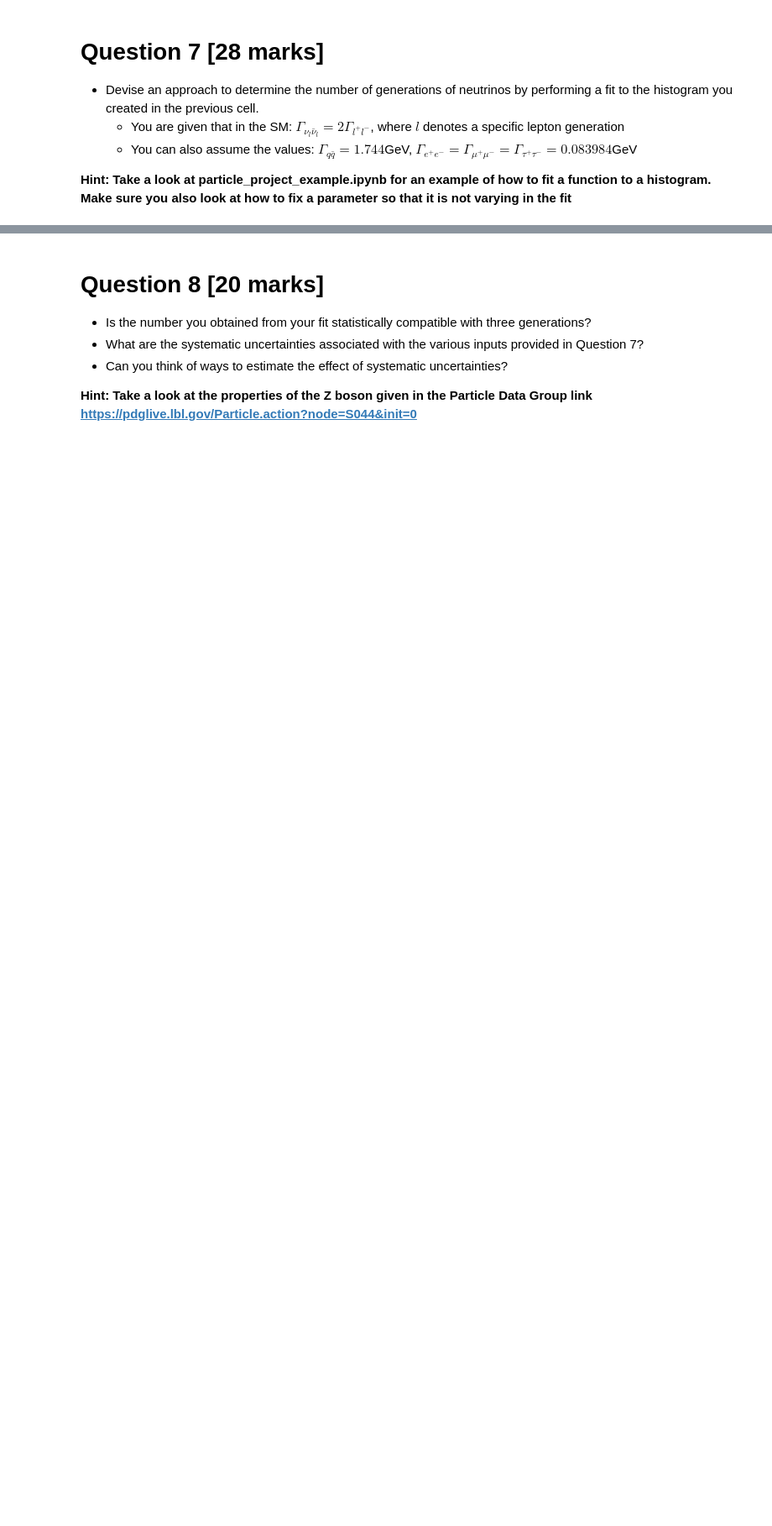
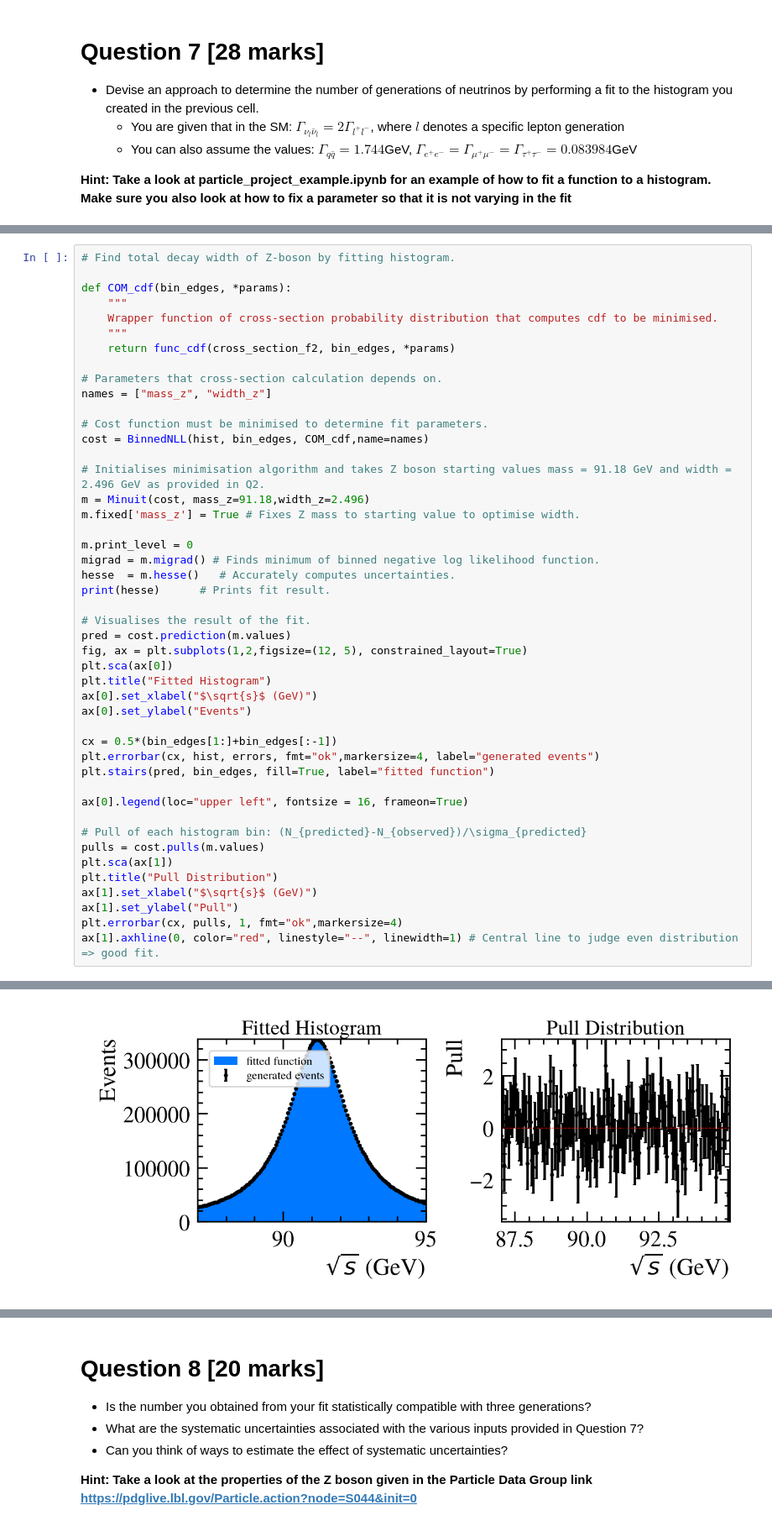
Before and after one commit to PastaShapes/particle-1-AH-JH-RYN, a Jupyter notebook: particle_1_AH_JH_RYN.ipynb, the cells around one changed output, grey strips where cells are left out. Shown at 84% size. Saved outputs shown, nothing was run; the diff lists cells and outputs as text; blank space fills up the shorter version.

```diff
--- a/particle_1_AH_JH_RYN.ipynb
+++ b/particle_1_AH_JH_RYN.ipynb
@@ -169,0 +182,47 @@ plt.show()
+# %%
+# Find total decay width of Z-boson by fitting histogram.
+
+def COM_cdf(bin_edges, *params):
+    """
+    Wrapper function of cross-section probability distribution that computes cdf to be minimised.
+    """
+    return func_cdf(cross_section_f2, bin_edges, *params)
+
+# Parameters that cross-section calculation depends on.
+names = ["mass_z", "width_z"]
+
+# Cost function must be minimised to determine fit parameters.
+cost = BinnedNLL(hist, bin_edges, COM_cdf,name=names)
+
+# Initialises minimisation algorithm and takes Z boson starting values mass = 91.18 GeV and width = 2.496 GeV as provided in Q2.
+m = Minuit(cost, mass_z=91.18,width_z=2.496)
+m.fixed['mass_z'] = True # Fixes Z mass to starting value to optimise width.
+
+m.print_level = 0
+migrad = m.migrad() # Finds minimum of binned negative log likelihood function.
+hesse  = m.hesse()   # Accurately computes uncertainties.
+print(hesse)      # Prints fit result.
+
+# Visualises the result of the fit.
+pred = cost.prediction(m.values)
+fig, ax = plt.subplots(1,2,figsize=(12, 5), constrained_layout=True)
+plt.sca(ax[0])
+plt.title("Fitted Histogram")
+ax[0].set_xlabel("$\sqrt{s}$ (GeV)")
+ax[0].set_ylabel("Events")
+
+cx = 0.5*(bin_edges[1:]+bin_edges[:-1])
+plt.errorbar(cx, hist, errors, fmt="ok",markersize=4, label="generated events")
+plt.stairs(pred, bin_edges, fill=True, label="fitted function")
+
+ax[0].legend(loc="upper left", fontsize = 16, frameon=True)
+
+# Pull of each histogram bin: (N_{predicted}-N_{observed})/\sigma_{predicted}
+pulls = cost.pulls(m.values)
+plt.sca(ax[1])
+plt.title("Pull Distribution")
+ax[1].set_xlabel("$\sqrt{s}$ (GeV)")
+ax[1].set_ylabel("Pull")
+plt.errorbar(cx, pulls, 1, fmt="ok",markersize=4)
+ax[1].axhline(0, color="red", linestyle="--", linewidth=1) # Central line to judge even distribution => good fit.
+# %% [output]
@@ -169,0 +247 @@ plt.show()
+[figure, added]
```
Also changed, not shown: parts of 4 cells of this notebook.
